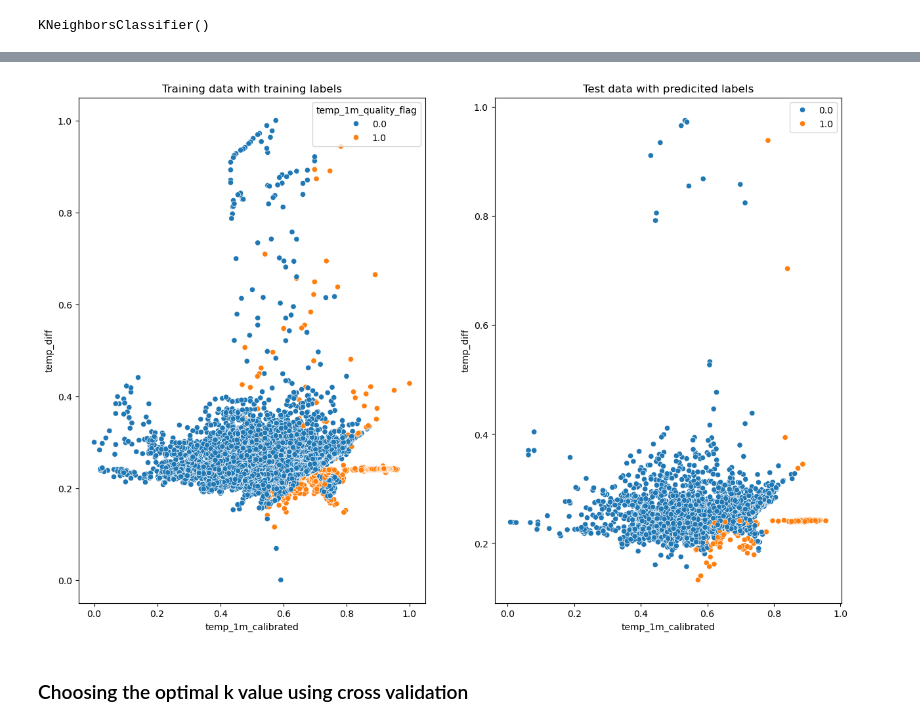
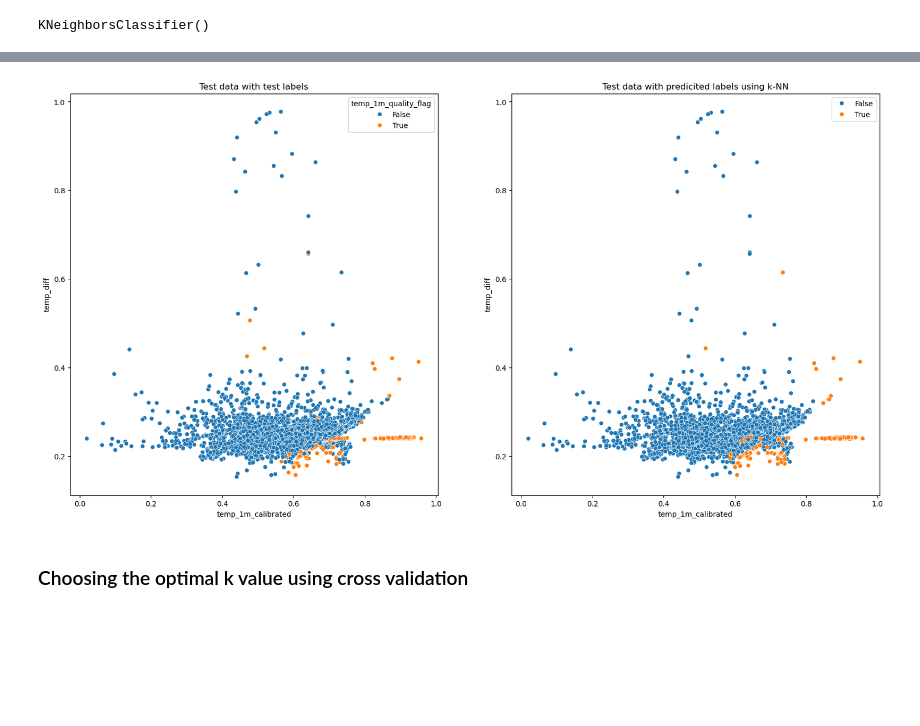
Before and after one commit to johtj/data_analysis_ml_project3, a Jupyter notebook: k-NN.ipynb, the cells around one changed output, grey strips where cells are left out. Drawn from its saved outputs; the diff is of its cells as text; code cells hidden in the pictures; blank space fills up the shorter version.

```diff
--- a/k-NN.ipynb
+++ b/k-NN.ipynb
@@ -246,24 +246,24 @@ Test Accuracy (k=5): 0.95
 # %%
-plt.figure(figsize=(15,10))
+plt.figure(figsize=(20,10))
 ax = plt.subplot(1,2,1)
-sns.scatterplot(data=train_data,
+sns.scatterplot(data=test_data,
                 x="temp_1m_calibrated",
                 y="temp_diff",
-                hue=labels_2025,
+                hue=labels_2025.astype(bool),
                 ax=ax)
-ax.set_title("Training data with training labels")
+ax.set_title("Test data with test labels")
 
 ax1 = plt.subplot(1,2,2)
 sns.scatterplot(data=test_data,
                 x="temp_1m_calibrated",
                 y="temp_diff",
-                hue=preds,
+                hue=preds.astype(bool),
                 ax=ax1)
-ax1.set_title("Test data with predicited labels")
+ax1.set_title("Test data with predicited labels using k-NN")
 
 plt.savefig("figures/results_train_test_2025.png")
 # %% [output]
-[figure, old version]
+[figure, new version]
 # %% [markdown]
 ### Choosing the optimal k value using cross validation
 # %% [markdown]
```
Also changed, not shown: parts of 2 cells of this notebook, 5 other files.
